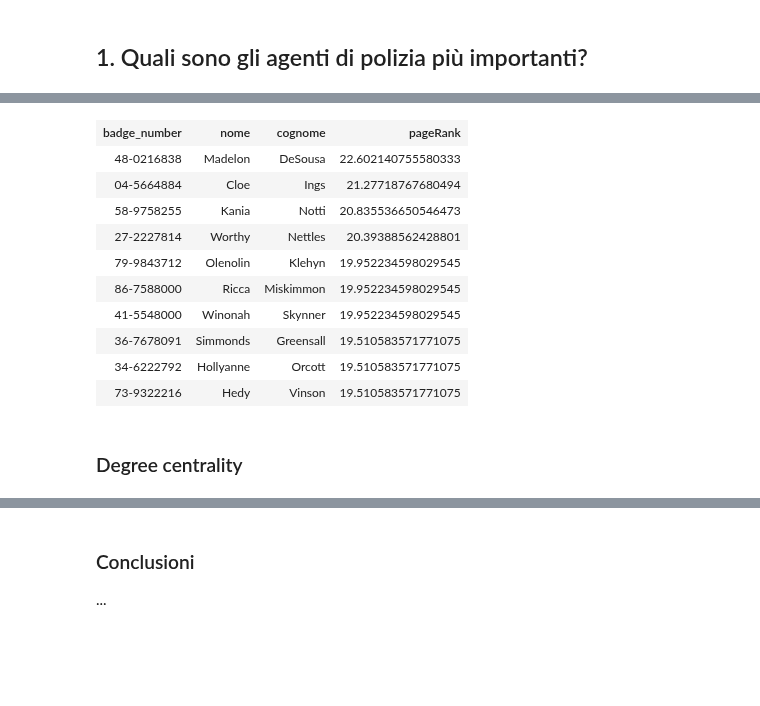
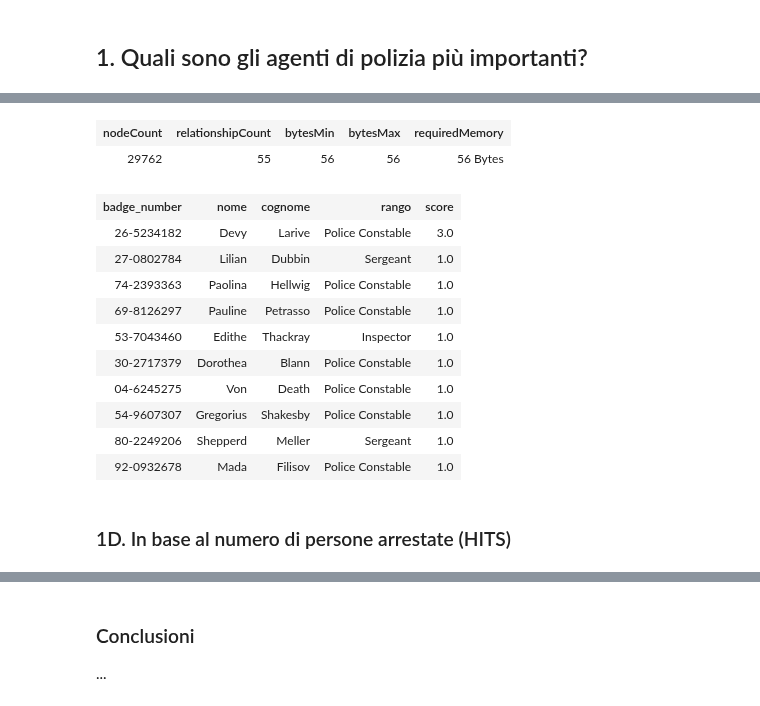
Before and after one commit to ElenaCurti/big-data, a Jupyter notebook: Attivita_06_GraphAnalytics/applicazione.ipynb, the cells around one changed output, grey strips where cells are left out. Saved outputs shown, nothing was run; the diff lists cells and outputs as text; code cells hidden in the pictures; blank space fills up the shorter version.

```diff
--- a/Attivita_06_GraphAnalytics/applicazione.ipynb
+++ b/Attivita_06_GraphAnalytics/applicazione.ipynb
@@ -97,24 +163,35 @@ RETURN "Degree Centrality" as algoritmo, nodeCount, relationshipCount, bytesMin,
+# %%
+# Memory estimation
+graph.run("""
+CALL gds.degree.write.estimate('officers-crime-con-persone', { writeProperty: 'betweenness' })
+YIELD  nodeCount, relationshipCount, bytesMin, bytesMax, requiredMemory
+RETURN nodeCount, relationshipCount, bytesMin, bytesMax, requiredMemory ;
+""" )
+# %% [output]
+| nodeCount | relationshipCount | bytesMin | bytesMax | requiredMemory |
+| 29762 | 55 | 56 | 56 | 56 Bytes |
 # %%
+# Seleziono solo gli agenti che hanno arrestato una persona
 cq="""
-CALL gds.pageRank.stream('"""+NOME_GRAPH_OFFICERS+ """')
+CALL gds.degree.stream('officers-crime-con-persone')
 YIELD nodeId, score
-WITH gds.util.asNode(nodeId) AS n, score AS pageRank
-RETURN n.badge_no as badge_number, n.name as nome, n.surname as cognome, pageRank
-ORDER BY pageRank DESC
+WITH gds.util.asNode(nodeId) AS n, score
+RETURN n.badge_no as badge_number, n.name as nome, n.surname as cognome, n.rank as rango,score
+ORDER BY score DESC
 LIMIT 10 ;
 """
 print_n_results(cq)
 # %% [output]
-| badge_number | nome | cognome | pageRank |
-| 48-0216838 | Madelon | DeSousa | 22.602140755580333 |
-| 04-5664884 | Cloe | Ings | 21.27718767680494 |
-| 58-9758255 | Kania | Notti | 20.835536650546473 |
-| 27-2227814 | Worthy | Nettles | 20.39388562428801 |
-| 79-9843712 | Olenolin | Klehyn | 19.952234598029545 |
-| 86-7588000 | Ricca | Miskimmon | 19.952234598029545 |
-| 41-5548000 | Winonah | Skynner | 19.952234598029545 |
-| 36-7678091 | Simmonds | Greensall | 19.510583571771075 |
-| 34-6222792 | Hollyanne | Orcott | 19.510583571771075 |
-| 73-9322216 | Hedy | Vinson | 19.510583571771075 |
+| badge_number | nome | cognome | rango | score |
+| 26-5234182 | Devy | Larive | Police Constable | 3.0 |
+| 27-0802784 | Lilian | Dubbin | Sergeant | 1.0 |
+| 74-2393363 | Paolina | Hellwig | Police Constable | 1.0 |
+| 69-8126297 | Pauline | Petrasso | Police Constable | 1.0 |
+| 53-7043460 | Edithe | Thackray | Inspector | 1.0 |
+| 30-2717379 | Dorothea | Blann | Police Constable | 1.0 |
+| 04-6245275 | Von | Death | Police Constable | 1.0 |
+| 54-9607307 | Gregorius | Shakesby | Police Constable | 1.0 |
+| 80-2249206 | Shepperd | Meller | Sergeant | 1.0 |
+| 92-0932678 | Mada | Filisov | Police Constable | 1.0 |
-# %% [markdown]
-### Degree centrality
+# %% [markdown]
+### 1D. In base al numero di persone arrestate (HITS)
```
Also changed, not shown: parts of 62 cells of this notebook, 1 other file.
